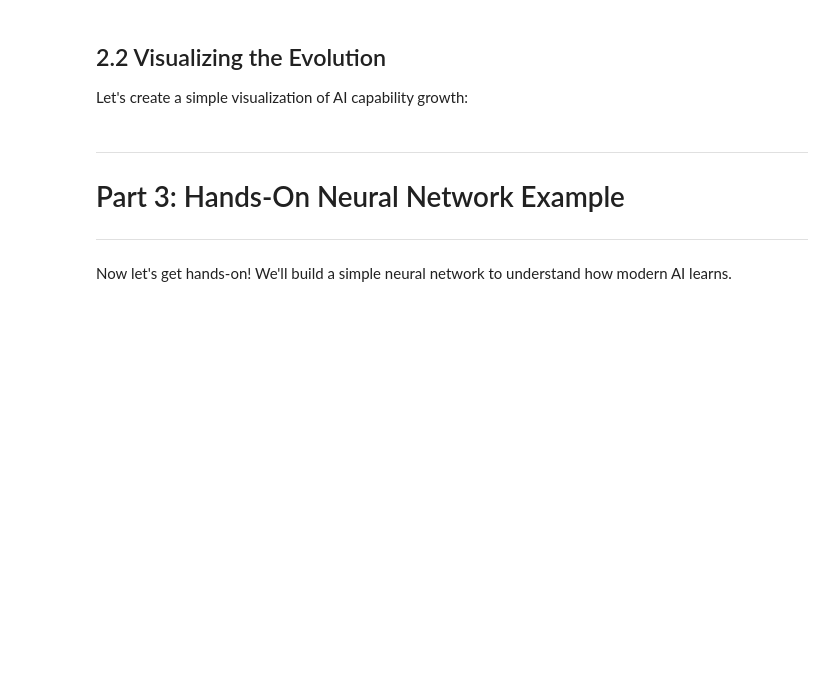
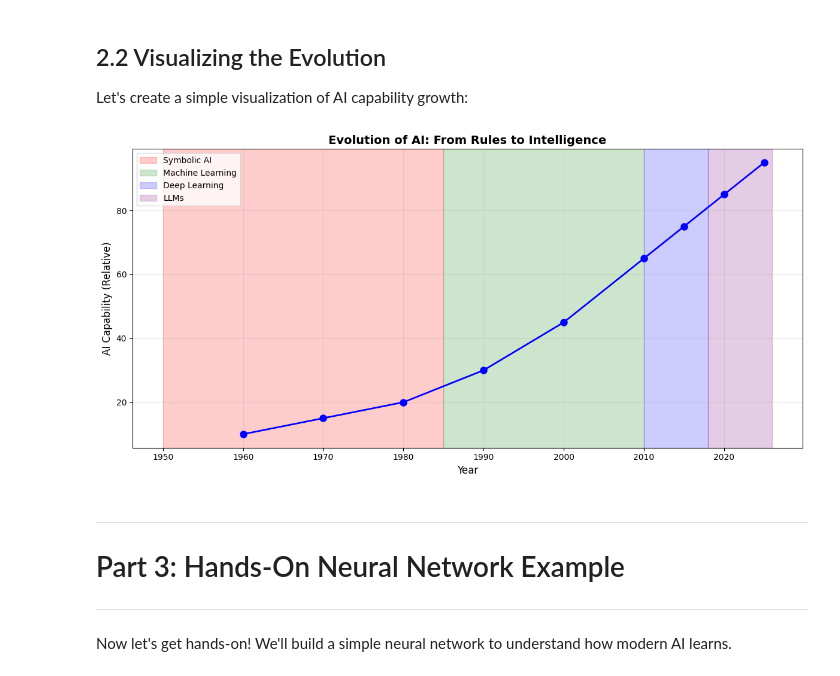
Before and after one commit to rochanaro/ai-workshop-2026, a Jupyter notebook: AI_Workshop_Business_Faculty.ipynb, the cells around one changed output. Drawn from its saved outputs; the diff is of its cells as text; code cells hidden in the pictures; blank space fills up the shorter version.

```diff
--- a/AI_Workshop_Business_Faculty.ipynb
+++ b/AI_Workshop_Business_Faculty.ipynb
@@ -158,27 +167,29 @@ Let's create a simple visualization of AI capability growth:
 # %%
 import matplotlib.pyplot as plt
 import numpy as np
 
 # Years and AI eras
 years = np.array([1960, 1970, 1980, 1990, 2000, 2010, 2015, 2020, 2025])
 capability = np.array([10, 15, 20, 30, 45, 65, 75, 85, 95])
 
 plt.figure(figsize=(12, 6))
-plt.plot(years, capability, 'b-', linewidth=2, marker='o', markersize=8)
+plt.plot(years, capability, 'b', linewidth=2, marker='o', markersize=8)
 
 # Mark different eras
 plt.axvspan(1950, 1985, alpha=0.2, color='red', label='Symbolic AI')
 plt.axvspan(1985, 2010, alpha=0.2, color='green', label='Machine Learning')
 plt.axvspan(2010, 2018, alpha=0.2, color='blue', label='Deep Learning')
 plt.axvspan(2018, 2026, alpha=0.2, color='purple', label='LLMs')
 
 plt.xlabel('Year', fontsize=12)
 plt.ylabel('AI Capability (Relative)', fontsize=12)
 plt.title('Evolution of AI: From Rules to Intelligence', fontsize=14, fontweight='bold')
 plt.legend(loc='upper left')
 plt.grid(True, alpha=0.3)
 plt.tight_layout()
 plt.show()
+# %% [output]
+[figure, added]
 # %% [markdown]
 ---
 # Part 3: Hands-On Neural Network Example
```
Also changed, not shown: parts of 19 cells of this notebook.
